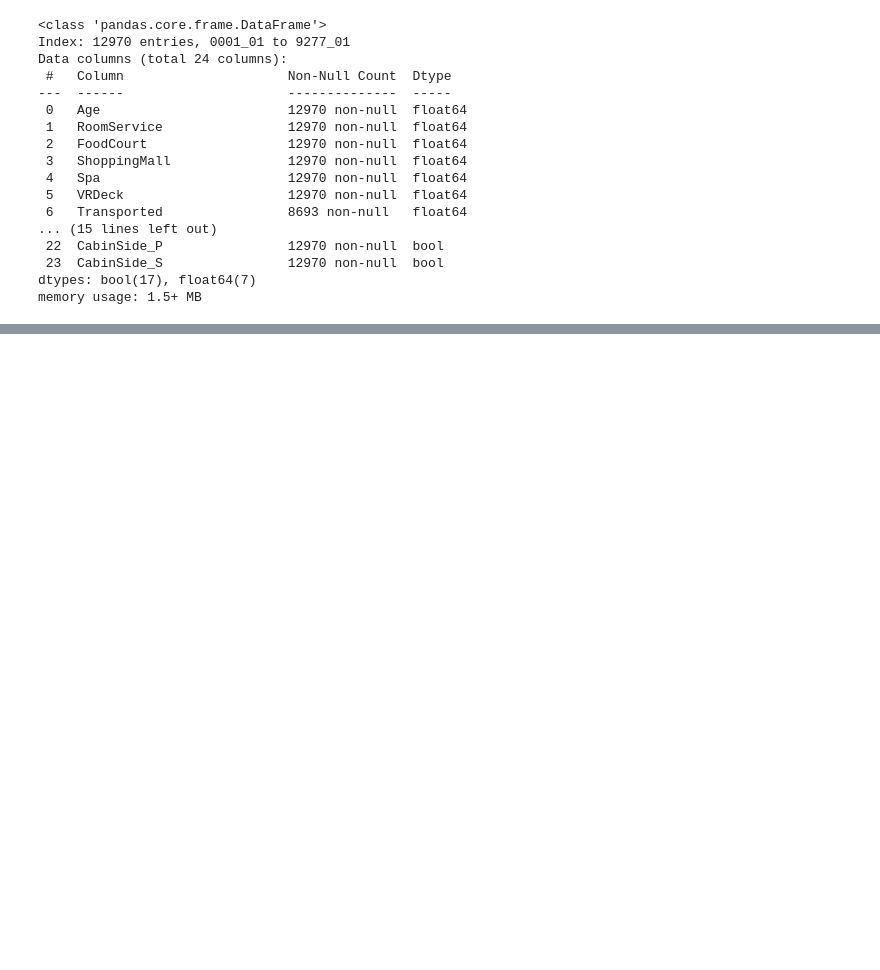
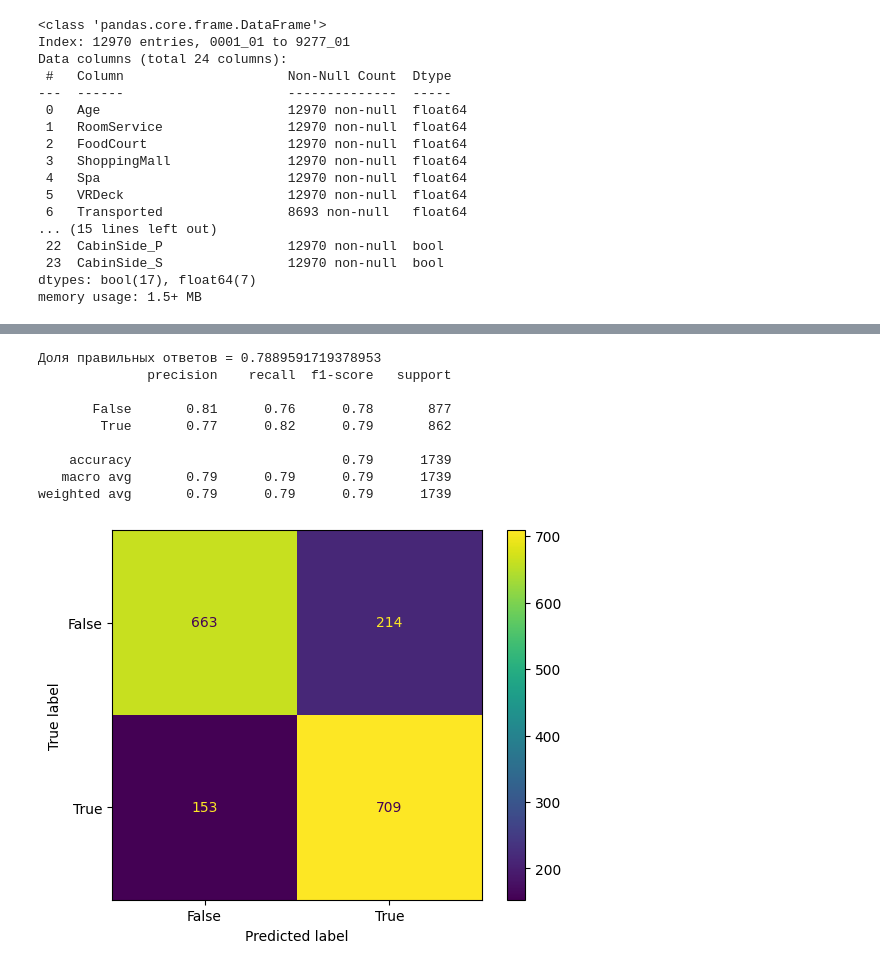
Before and after one commit to StartsevMaksim/Kaggle, a Jupyter notebook: Spaceship Titanic/Spaceship Titanic.ipynb, the cells around one changed output, grey strips where cells are left out. Cells and saved outputs as stored; diff of their text form; code cells hidden in the pictures; blank space fills up the shorter version.

```diff
--- a/Spaceship Titanic/Spaceship Titanic.ipynb
+++ b/Spaceship Titanic/Spaceship Titanic.ipynb
@@ -399,0 +414,18 @@ weighted avg       0.81      0.80      0.80      1739
+# %%
+#AdaBoost
+ada_boost_model = AdaBoostClassifier()
+pipe_model = Pipeline([('model', ada_boost_model)])
+grid_params = {'model__n_estimators': [698]}
+grid_model = GridSearchCV(pipe_model, grid_params, scoring='accuracy', cv=5, verbose=0)
+train_model(grid_model, df_training)
+# %% [output]
+Доля правильных ответов = 0.7889591719378953
+              precision    recall  f1-score   support
+
+       False       0.81      0.76      0.78       877
+        True       0.77      0.82      0.79       862
+
+    accuracy                           0.79      1739
+   macro avg       0.79      0.79      0.79      1739
+weighted avg       0.79      0.79      0.79      1739
+[figure, added]
```
Also changed, not shown: parts of 12 cells of this notebook.
